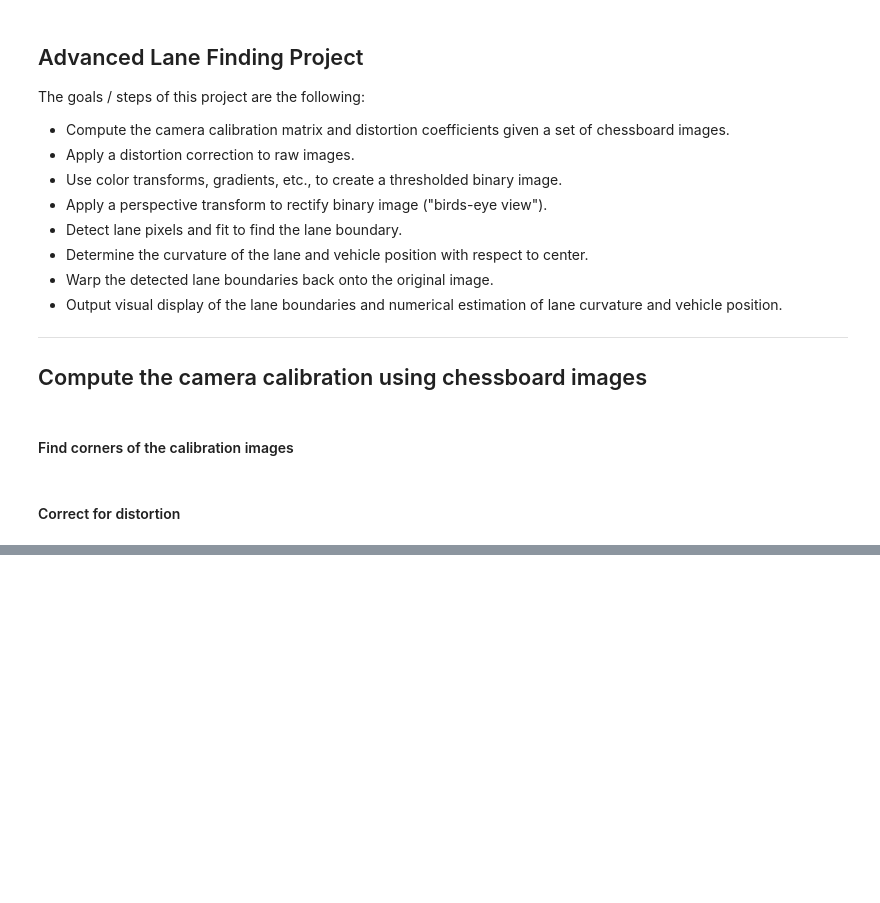
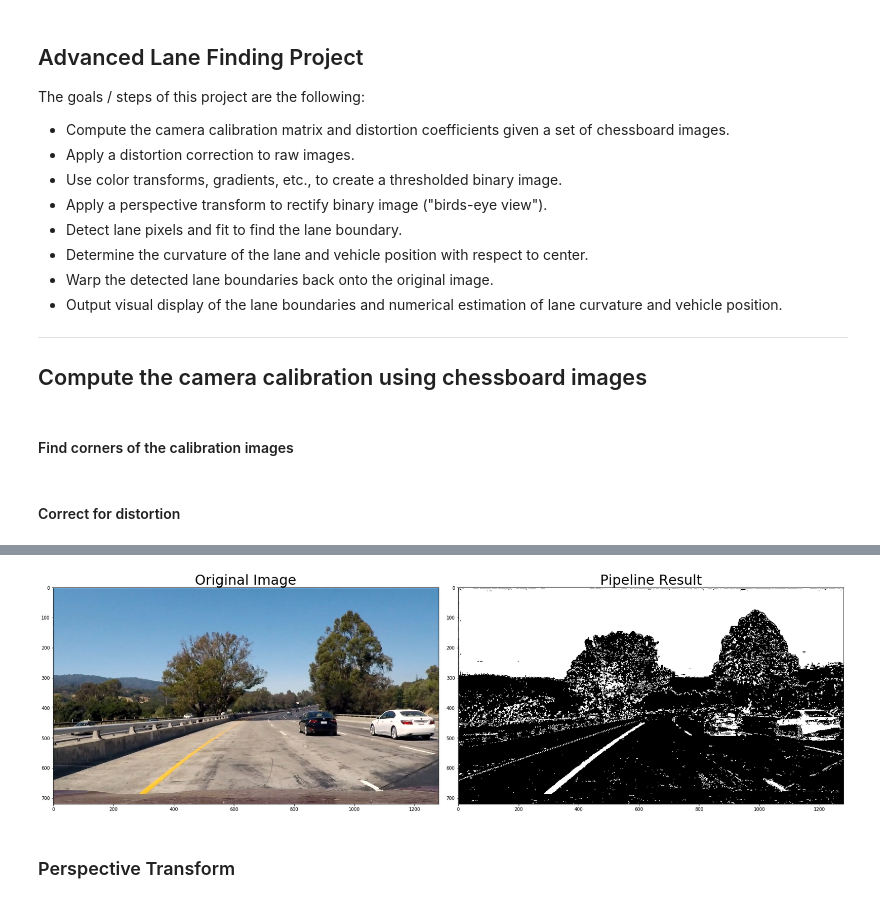
Before and after one commit to daniel-234/CarND-Advanced-Lane-Lines, a Jupyter notebook: advanced_lane_finding.ipynb, the cells around one changed output, grey strips where cells are left out. Drawn from its saved outputs; the diff is of its cells as text; code cells hidden in the pictures; blank space fills up the shorter version.

```diff
--- a/advanced_lane_finding.ipynb
+++ b/advanced_lane_finding.ipynb
@@ -95,0 +160,56 @@ plt.subplots_adjust(left=0., right=1, top=0.9, bottom=0.)
+# %%
+# Edit this function to create your own pipeline.
+def pipeline(img, s_thresh=(170, 255), sx_thresh=(20, 100)):
+    img = np.copy(img)
+
+    # Convert to HLS color space and separate the S channel
+    hls = cv2.cvtColor(img, cv2.COLOR_RGB2HLS)
+    s_channel = hls[:,:,2]
+
+    # Get Sobel thresholds
+    gradx = abs_sobel_thresh(image, orient='x', sobel_kernel=ksize, thresh=(20, 100))
+    grady = abs_sobel_thresh(image, orient='y', sobel_kernel=ksize, thresh=(30, 100))
+    # Get gradient magnitude threshold
+    mag_binary = mag_thresh(image, sobel_kernel=ksize, mag_thresh=(30, 100))
+    # Get gradient direction threshold
+    dir_binary = dir_threshold(image, sobel_kernel=ksize, thresh=(0.7, 1.3))
+
+    # Threshold color channel
+    s_thresh_min = 110
+    s_thresh_max = 255
+    s_binary = np.zeros_like(s_channel)
+    s_binary[(s_channel > s_thresh_min) & (s_channel <= s_thresh_max)] = 1
+
+    # Stack each channel to view their individual contributions in green and blue respectively
+    # This returns a stack of the two binary images, whose components you can see as different colors
+    color_binary = np.dstack(( np.zeros_like(gradx), gradx, s_binary)) * 255
+    combined = np.zeros_like(dir_binary)
+    combined[(s_binary == 1) | ((gradx == 1) & (grady == 1)) | ((mag_binary == 1) & (dir_binary == 1))] = 1
+
+    return combined
+
+# Load test image
+image = mpimg.imread('./test_images/test1.jpg')
+
+# Choose a Sobel kernel size
+ksize = 15 # Choose a larger odd number to smooth gradient measurements
+
+# Apply the pipeline function
+result = pipeline(image)
+
+mpimg.imsave("output_images/binary_combo_example.jpg", result, cmap='gray')
+
+# Plot the result
+f, (ax1, ax2) = plt.subplots(1, 2, figsize=(24, 9))
+f.tight_layout()
+
+ax1.imshow(image)
+ax1.set_title('Original Image', fontsize=30)
+
+ax2.imshow(result, cmap='gray')
+ax2.set_title('Pipeline Result', fontsize=30)
+plt.subplots_adjust(left=0., right=1, top=0.9, bottom=0.)
+# %% [output]
+[figure, added]
+# %% [markdown]
+### Perspective Transform
```
Also changed, not shown: parts of 6 cells of this notebook, 5 other files.
